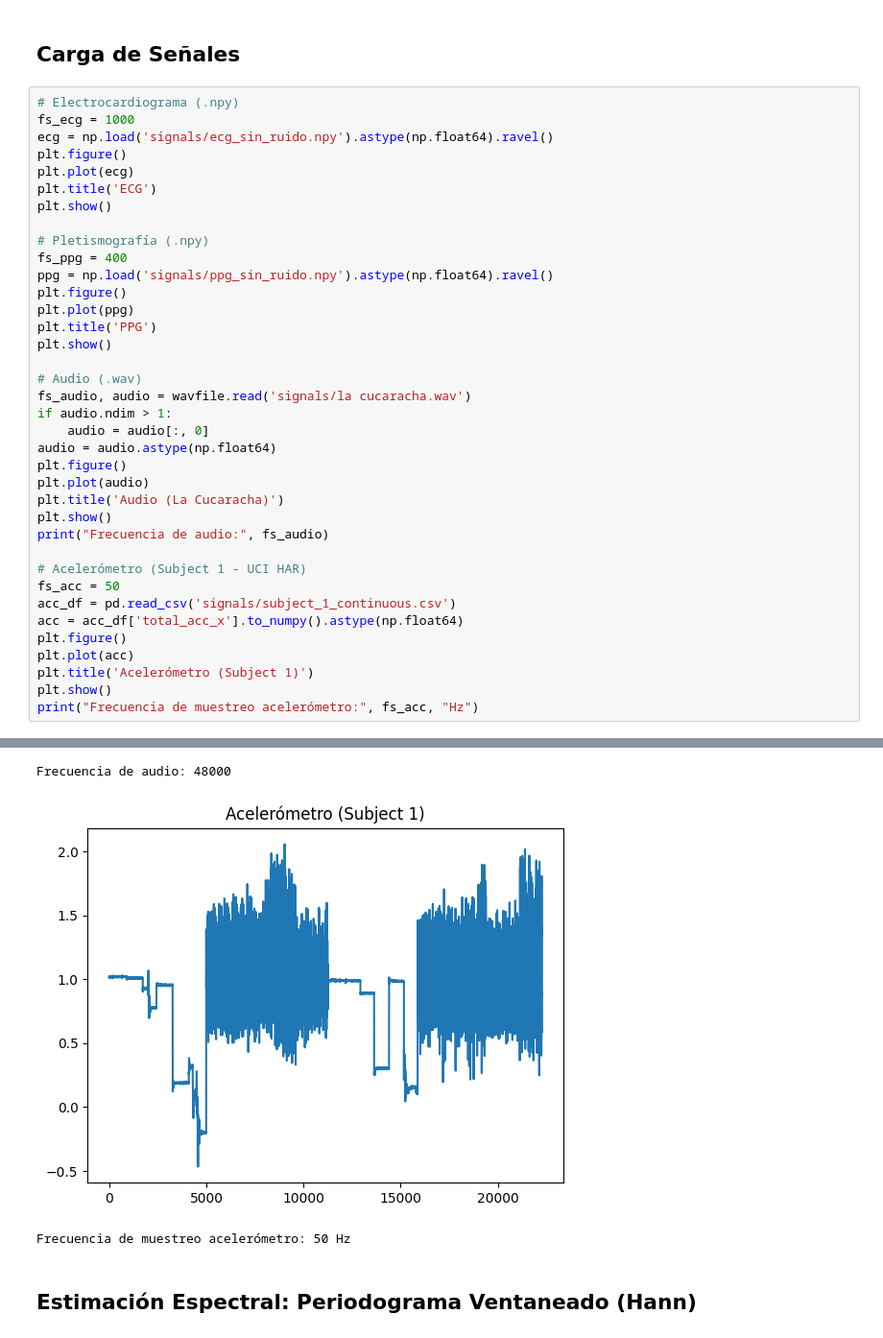
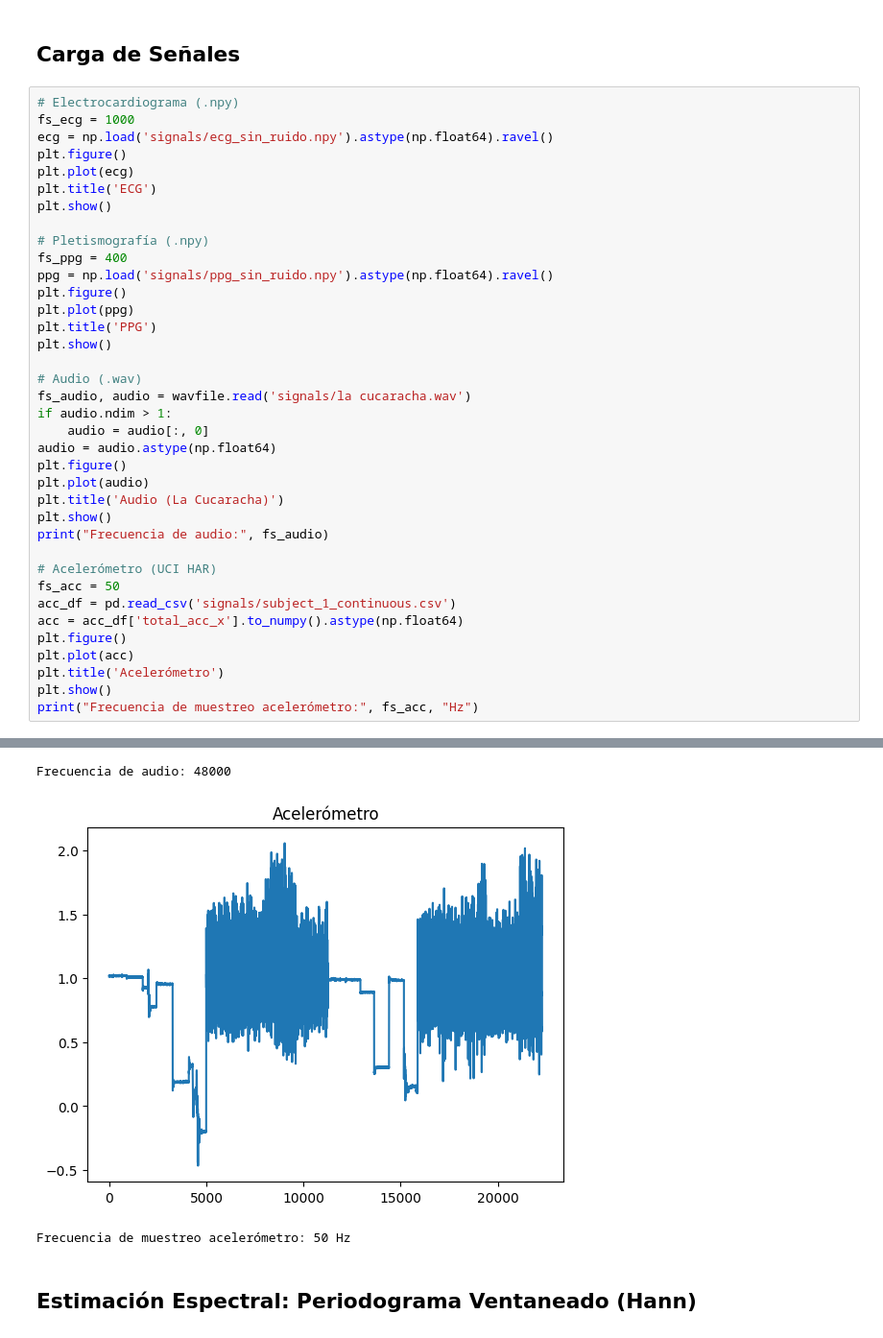
Before and after one commit to julian-zatloukal/Trabajo-Semanal-PDS, a Jupyter notebook: TS6/main.ipynb, the cells around one changed output, grey strips where cells are left out. Shown at 96% size. Saved outputs shown, nothing was run; the diff lists cells and outputs as text.

```diff
--- a/TS6/main.ipynb
+++ b/TS6/main.ipynb
@@ -65,36 +66,36 @@ plt.show()
 fs_ppg = 400
 ppg = np.load('signals/ppg_sin_ruido.npy').astype(np.float64).ravel()
 plt.figure()
 plt.plot(ppg)
 plt.title('PPG')
 plt.show()
 
 # Audio (.wav)
 fs_audio, audio = wavfile.read('signals/la cucaracha.wav')
 if audio.ndim > 1:
     audio = audio[:, 0]
 audio = audio.astype(np.float64)
 plt.figure()
 plt.plot(audio)
 plt.title('Audio (La Cucaracha)')
 plt.show()
 print("Frecuencia de audio:", fs_audio)
 
-# Acelerómetro (Subject 1 - UCI HAR)
+# Acelerómetro (UCI HAR)
 fs_acc = 50
 acc_df = pd.read_csv('signals/subject_1_continuous.csv')
 acc = acc_df['total_acc_x'].to_numpy().astype(np.float64)
 plt.figure()
 plt.plot(acc)
-plt.title('Acelerómetro (Subject 1)')
+plt.title('Acelerómetro')
 plt.show()
 print("Frecuencia de muestreo acelerómetro:", fs_acc, "Hz")
 # %% [output]
 [figure]
 [figure]
 [figure]
 Frecuencia de audio: 48000
-[figure, old version]
+[figure, new version]
 Frecuencia de muestreo acelerómetro: 50 Hz
 # %% [markdown]
 ## Estimación Espectral: Periodograma Ventaneado (Hann)
```
Also changed, not shown: parts of 5 cells of this notebook, 3 other files.
